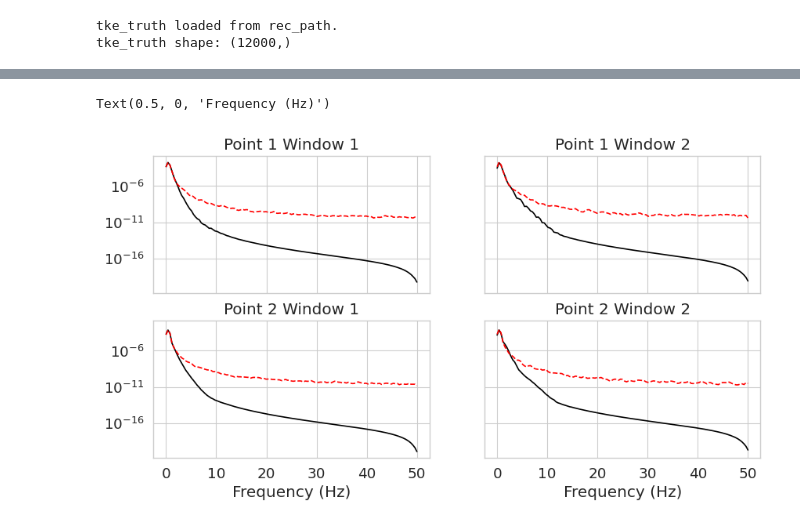
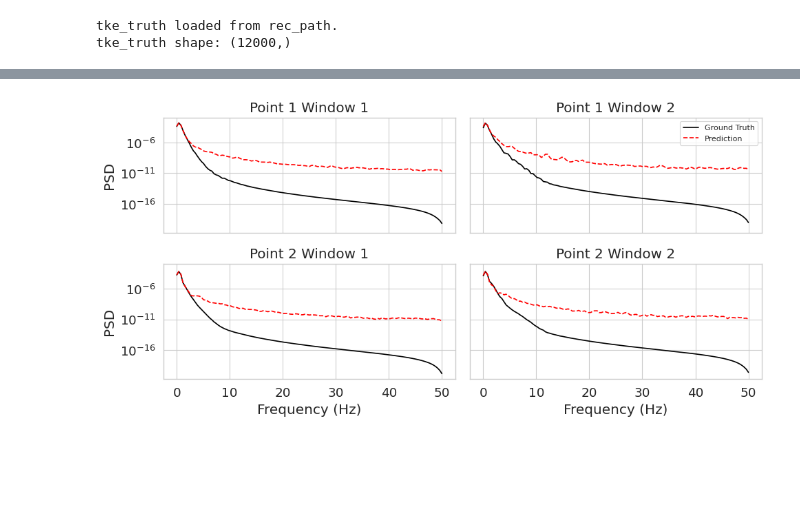
Before and after one commit to morton311/OSC_LDC_ML, a Jupyter notebook: pred_analysis.ipynb, the cells around one changed output, grey strips where cells are left out. Cells and saved outputs as stored; diff of their text form; code cells hidden in the pictures; blank space fills up the shorter version.

```diff
--- a/pred_analysis.ipynb
+++ b/pred_analysis.ipynb
@@ -28,6 +28,10 @@ from lib.eval import * # Imports analysis functions
 from lib.transformer import TransformerEncoderModel, make_Sequence, train_model, normalize_data, denormalize_data, predict
 # %% [output]
 Using device: cuda
+# %%
+overwrite_tke = False
+overwrite_rms = True
+overwrite_rec = False
 # %%
 # Load the combined configuration file
 config_path = "configs/config.json"
@@ -138,7 +160,9 @@ Reconstruction file predictions/ldc_30k_6ktrain/m5p19/rec_num11936.h5 already ex
 (2, 505, 505, 12000)
 # %%
 with h5py.File(rec_path, 'r+') as f:
-    if 'tke_pred' not in f.keys():
+    if 'tke_pred' not in f.keys() or overwrite_tke:
+        if 'tke_pred' in f.keys():
+            del f['tke_pred']  # Delete the existing dataset
         tke_pred = 1/2 * np.sum(f['Q_rec'][:]**2, axis=(0, 1, 2))
         f.create_dataset('tke_pred', data=tke_pred)
         print("tke_pred saved to rec_path.")
@@ -148,9 +174,11 @@ with h5py.File(rec_path, 'r+') as f:
 # %%
 with h5py.File(rec_path, 'r+') as g:
-    if 'tke_truth' not in g.keys():
+    if 'tke_truth' not in g.keys() or overwrite_tke:
         with h5py.File(data_path, 'r') as f:
             mean_uv = f['mean'][:config.nx_t,:config.ny_t,:]
             tke_truth = 1/2* np.sum((f['UV'][:num_predictions + time_lag,:config.nx_t,:config.ny_t,:] - mean_uv[np.newaxis,...] )**2, axis=(1,2,3))
+        if 'tke_truth' in g.keys():
+            del g['tke_truth']
         g.create_dataset('tke_truth', data=tke_truth)
         print("tke_truth saved to rec_path.")
     else:
@@ -278,20 +452,28 @@ psd_results['f'] = f_u
 # %%
 # plot the PSD results
 fig, axs = plt.subplots(2, 2, figsize=(10, 5),sharex=True, sharey=True)
-axs[0,0].semilogy(psd_results['f'], psd_results['ground_truth']['point_1']['window_1'][0], label='Ground Truth Point 1 Window 1', color='k', linestyle='-')
-axs[0,0].semilogy(psd_results['f'], psd_results['prediction']['point_1']['window_1'][0], label='Prediction Point 1 Window 1', color='r', linestyle='--')
-axs[0,1].semilogy(psd_results['f'], psd_results['ground_truth']['point_1']['window_2'][0], label='Ground Truth Point 1 Window 2', color='k', linestyle='-')
-axs[0,1].semilogy(psd_results['f'], psd_results['prediction']['point_1']['window_2'][0], label='Prediction Point 1 Window 2', color='r', linestyle='--')
-axs[1,0].semilogy(psd_results['f'], psd_results['ground_truth']['point_2']['window_1'][0], label='Ground Truth Point 2 Window 1', color='k', linestyle='-')
-axs[1,0].semilogy(psd_results['f'], psd_results['prediction']['point_2']['window_1'][0], label='Prediction Point 2 Window 1', color='r', linestyle='--')
-axs[1,1].semilogy(psd_results['f'], psd_results['ground_truth']['point_2']['window_2'][0], label='Ground Truth Point 2 Window 2', color='k', linestyle='-')
-axs[1,1].semilogy(psd_results['f'], psd_results['prediction']['point_2']['window_2'][0], label='Prediction Point 2 Window 2', color='r', linestyle='--')
+axs[0,0].semilogy(psd_results_window['f'], psd_results_window['ground_truth']['point_1']['window_1'][0], label='Ground Truth Point 1 Window 1', color='k', linestyle='-')
+axs[0,0].semilogy(psd_results_window['f'], psd_results_window['prediction']['point_1']['window_1'][0], label='Prediction Point 1 Window 1', color='r', linestyle='--')
+axs[0,1].semilogy(psd_results_window['f'], psd_results_window['ground_truth']['point_1']['window_2'][0], label='Ground Truth', color='k', linestyle='-')
+axs[0,1].semilogy(psd_results_window['f'], psd_results_window['prediction']['point_1']['window_2'][0], label='Prediction', color='r', linestyle='--')
+axs[1,0].semilogy(psd_results_window['f'], psd_results_window['ground_truth']['point_2']['window_1'][0], label='Ground Truth Point 2 Window 1', color='k', linestyle='-')
+axs[1,0].semilogy(psd_results_window['f'], psd_results_window['prediction']['point_2']['window_1'][0], label='Prediction Point 2 Window 1', color='r', linestyle='--')
+axs[1,1].semilogy(psd_results_window['f'], psd_results_window['ground_truth']['point_2']['window_2'][0], label='Ground Truth Point 2 Window 2', color='k', linestyle='-')
+axs[1,1].semilogy(psd_results_window['f'], psd_results_window['prediction']['point_2']['window_2'][0], label='Prediction Point 2 Window 2', color='r', linestyle='--')
 axs[0,0].set_title('Point 1 Window 1')
 axs[0,1].set_title('Point 1 Window 2')
 axs[1,0].set_title('Point 2 Window 1')
 axs[1,1].set_title('Point 2 Window 2')
 axs[1,0].set_xlabel('Frequency (Hz)')
 axs[1,1].set_xlabel('Frequency (Hz)')
+
+# Legened upper right
+axs[0,1].legend(loc='upper right', fontsize=8)
+
+for ax in axs[:,0]:
+    ax.set_ylabel('PSD')
+
+fig.tight_layout()
+plt.show()
 # %% [output]
-Text(0.5, 0, 'Frequency (Hz)')
-[figure, old version]
+[figure, new version]
```
Also changed, not shown: parts of 15 cells of this notebook, 3 other files.
